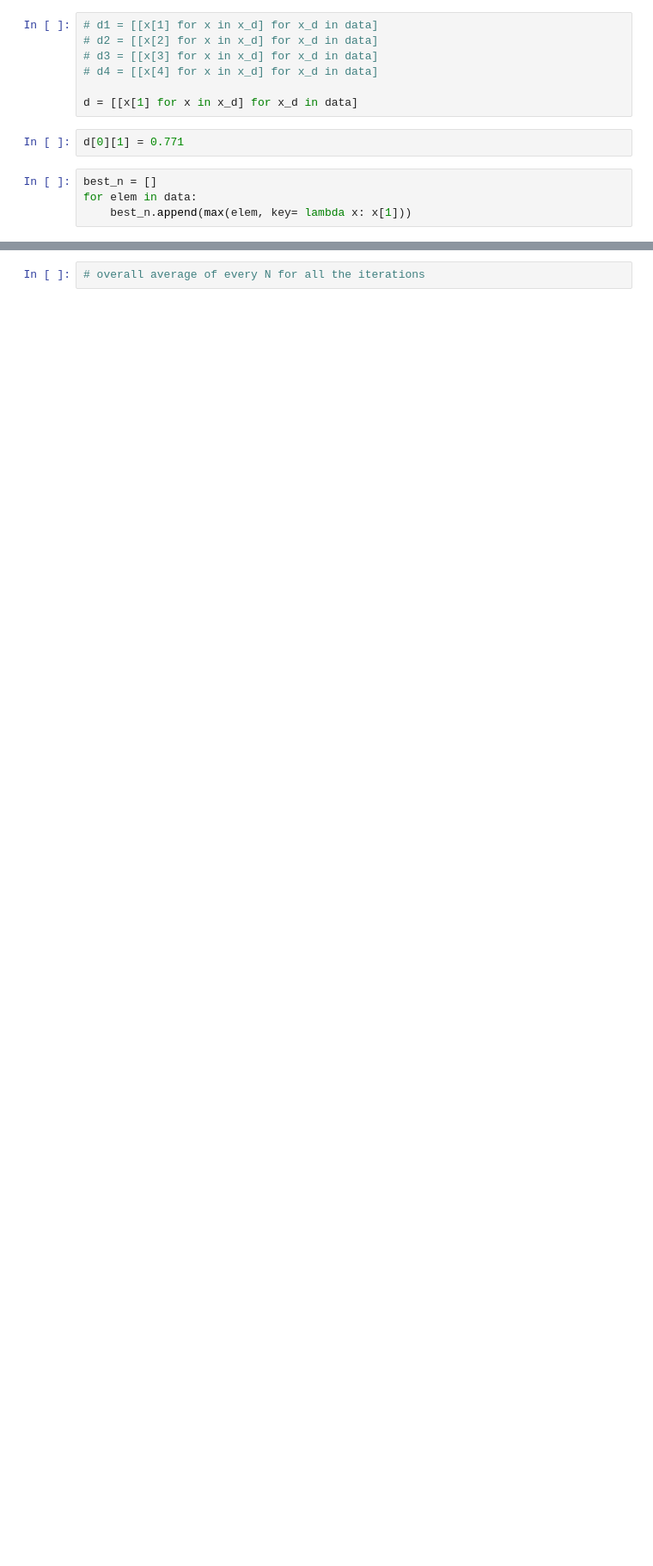
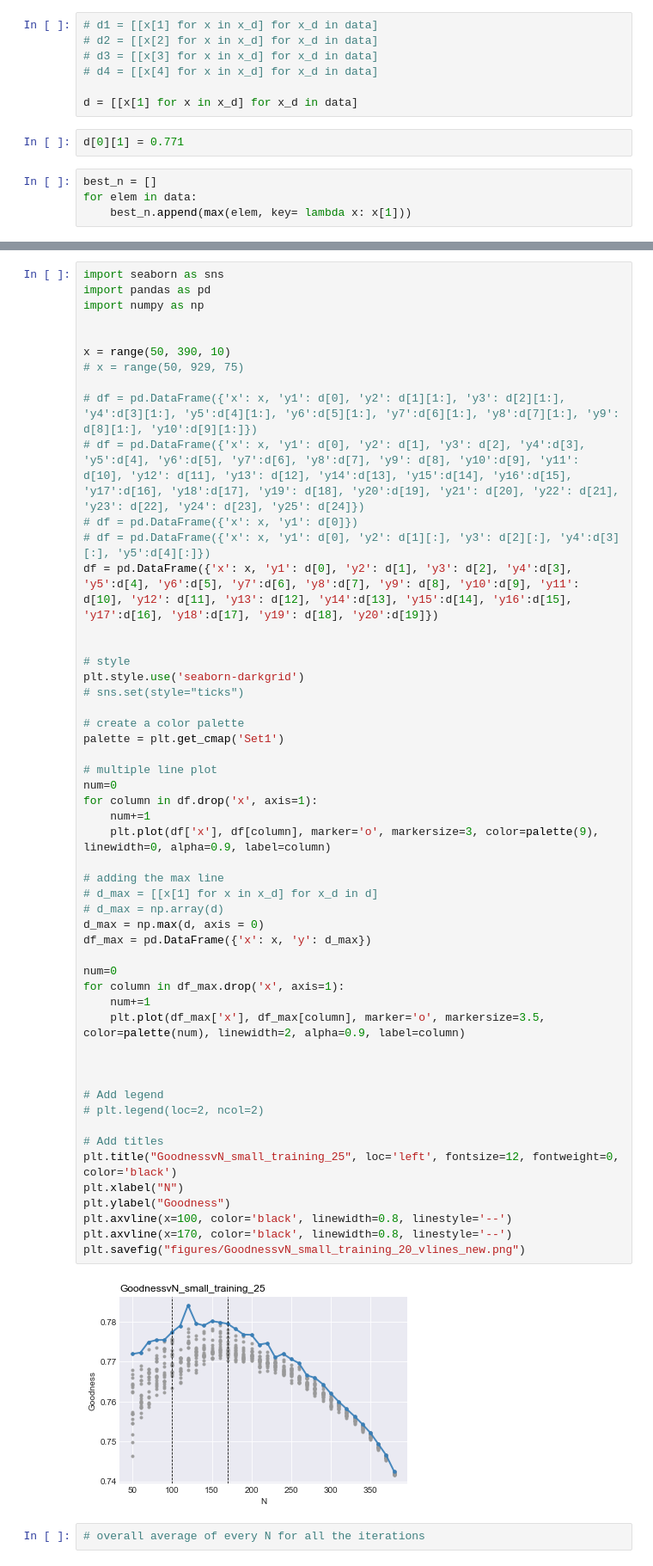
Before and after one commit to anirudh3/rasmthesis, a Jupyter notebook: data_business/plots.ipynb, the cells around one changed output, grey strips where cells are left out. Shown at 86% size. Saved outputs shown, nothing was run; the diff lists cells and outputs as text; blank space fills up the shorter version.

```diff
--- a/data_business/plots.ipynb
+++ b/data_business/plots.ipynb
@@ -167,3 +134,57 @@ plt.savefig("figures/GoodnessvN_small_training_10_vlines.png")
+# %%
+import seaborn as sns
+import pandas as pd
+import numpy as np
+
+
+x = range(50, 390, 10)
+# x = range(50, 929, 75)
+
+# df = pd.DataFrame({'x': x, 'y1': d[0], 'y2': d[1][1:], 'y3': d[2][1:], 'y4':d[3][1:], 'y5':d[4][1:], 'y6':d[5][1:], 'y7':d[6][1:], 'y8':d[7][1:], 'y9': d[8][1:], 'y10':d[9][1:]})
+# df = pd.DataFrame({'x': x, 'y1': d[0], 'y2': d[1], 'y3': d[2], 'y4':d[3], 'y5':d[4], 'y6':d[5], 'y7':d[6], 'y8':d[7], 'y9': d[8], 'y10':d[9], 'y11': d[10], 'y12': d[11], 'y13': d[12], 'y14':d[13], 'y15':d[14], 'y16':d[15], 'y17':d[16], 'y18':d[17], 'y19': d[18], 'y20':d[19], 'y21': d[20], 'y22': d[21], 'y23': d[22], 'y24': d[23], 'y25': d[24]})
+# df = pd.DataFrame({'x': x, 'y1': d[0]})
+# df = pd.DataFrame({'x': x, 'y1': d[0], 'y2': d[1][:], 'y3': d[2][:], 'y4':d[3][:], 'y5':d[4][:]})
+df = pd.DataFrame({'x': x, 'y1': d[0], 'y2': d[1], 'y3': d[2], 'y4':d[3], 'y5':d[4], 'y6':d[5], 'y7':d[6], 'y8':d[7], 'y9': d[8], 'y10':d[9], 'y11': d[10], 'y12': d[11], 'y13': d[12], 'y14':d[13], 'y15':d[14], 'y16':d[15], 'y17':d[16], 'y18':d[17], 'y19': d[18], 'y20':d[19]})
+
+
+# style
+plt.style.use('seaborn-darkgrid')
+# sns.set(style="ticks")
+
+# create a color palette
+palette = plt.get_cmap('Set1')
+
+# multiple line plot
+num=0
+for column in df.drop('x', axis=1):
+    num+=1
+    plt.plot(df['x'], df[column], marker='o', markersize=3, color=palette(9), linewidth=0, alpha=0.9, label=column)
+
+# adding the max line
+# d_max = [[x[1] for x in x_d] for x_d in d]
+# d_max = np.array(d)
+d_max = np.max(d, axis = 0)
+df_max = pd.DataFrame({'x': x, 'y': d_max})
+
+num=0
+for column in df_max.drop('x', axis=1):
+    num+=1
+    plt.plot(df_max['x'], df_max[column], marker='o', markersize=3.5, color=palette(num), linewidth=2, alpha=0.9, label=column)
+
+
+
+# Add legend
+# plt.legend(loc=2, ncol=2)
+
+# Add titles
+plt.title("GoodnessvN_small_training_25", loc='left', fontsize=12, fontweight=0, color='black')
+plt.xlabel("N")
+plt.ylabel("Goodness")
+plt.axvline(x=100, color='black', linewidth=0.8, linestyle='--')
+plt.axvline(x=170, color='black', linewidth=0.8, linestyle='--')
+plt.savefig("figures/GoodnessvN_small_training_20_vlines_new.png")
+# %% [output]
+[figure, added]
 # %%
 # overall average of every N for all the iterations
 # %%
```
Also changed, not shown: parts of 17 cells of this notebook, 55 other files.
